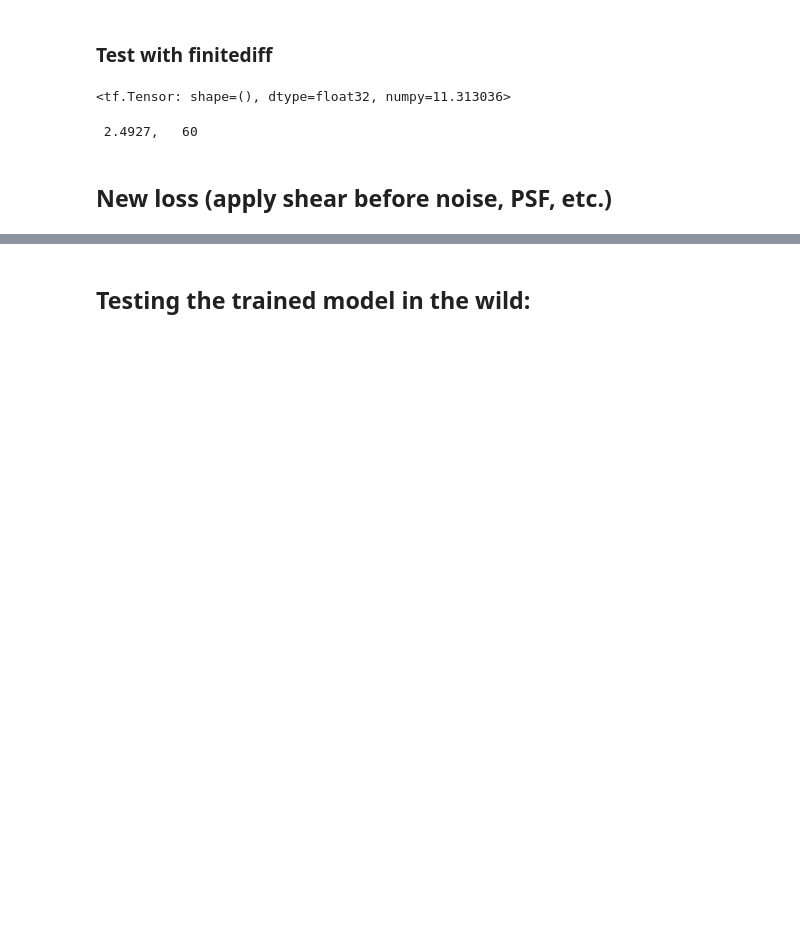
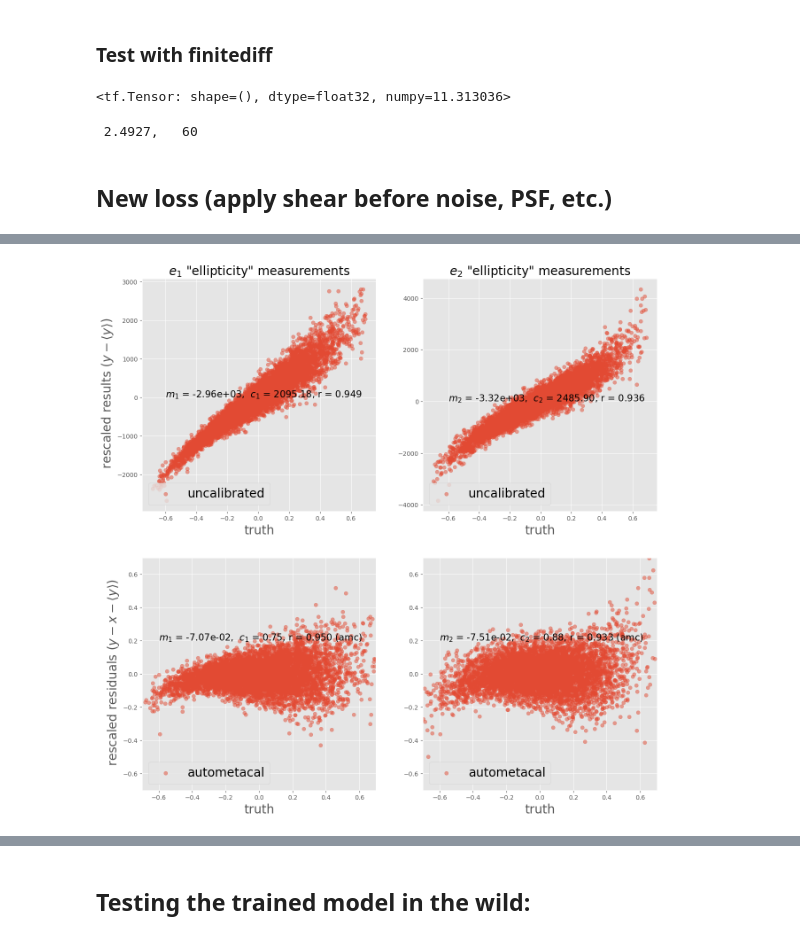
Before and after one commit to CosmoStat/LearnR, a Jupyter notebook: notebooks/RLoss_testing.ipynb, the cells around one changed output, grey strips where cells are left out. Drawn from its saved outputs; the diff is of its cells as text; code cells hidden in the pictures; blank space fills up the shorter version.

Commit message:
setting up functions, doing tests

```diff
--- a/notebooks/RLoss_testing.ipynb
+++ b/notebooks/RLoss_testing.ipynb
@@ -258,5 +56,20 @@ model = Ribli19(51,n_channels=1)
+# %%
+loss = learnr.loss_fd(obs_batch,psf_batch,reconv_psf,model,shear_range=.1)
 # %%
-step(onebatch)
+@tf.function
+def step(batch,loss):
+
+
+  with tf.GradientTape() as tape:
+    tape.watch(newmodel.trainable_variables)
+
+    lost = loss(batch,newmodel)
+
+  grads = tape.gradient(lost, newmodel.trainable_variables)
+  opt.apply_gradients(zip(grads, newmodel.trainable_variables))
+  return lost
+
+opt = ko.Adam(learning_rate=1e-4)
 # %% [output]
 <tf.Tensor: shape=(), dtype=float32, numpy=11.313036>
 # %%
@@ -584,7 +397,7 @@ def lossnewmodel(batch,model):
                                       step=0.01,
                                       method=model)[1]
 
-  lost = tf.norm(R - tf.eye(2),ord=2)
+  lost = tf.norm(R - tf.eye(2))
   return lost, tf.reduce_mean(R,axis=0)
 # %%
 @tf.function
@@ -651,9 +493,9 @@ np.save("R_autonewmodel.npy",R_auto.numpy())
 # %%
 calibre_f=mean(tf.linalg.inv(R_auto[:]),axis=0) @ tf.reshape(e_auto,[-1,2,1])
 # %%
-figure(figsize=(20,10))
+figure(figsize=(15,15))
 style.use('ggplot')
-subplot(121)
+
 
 x1 = garray[:,0]
 x2 = garray[:,1]
@@ -665,48 +507,65 @@ y2 = e_auto[:,1]
 y2corr = calibre_f[:,1,0]
 
 #linear fit
 poly_g1 = np.polyfit(x1,y1,1)
 poly_g2 = np.polyfit(x2,y2,1)
 
 
 poly_g1corr = np.polyfit(x1,y1corr,1)
 poly_g2corr = np.polyfit(x2,y2corr,1)
 
 
 #correlation coefficient
 corr_g1 = pearsonr(x1,y1)
 corr_g2 = pearsonr(x2,y2)
 
 
 corr_g1corr = pearsonr(x1,y1corr)
 corr_g2corr = pearsonr(x2,y2corr)
 
 
-scatter(x1,y1-mean(y1),alpha=.7,label="uncalibrated")
-scatter(x1,y1corr-mean(y1corr),alpha=.7,label="autometacal")
-text(-.6,0.4, "$m_1$ = {:.2e},  $c_1$ = {:.2f}, r = {:.3f} (uncorrected)".format(1-poly_g1[0],poly_g1[1],corr_g1[0]),fontsize=15)
-text(-.6,0.2, "$m_1$ = {:.2e},  $c_1$ = {:.2f}, r = {:.3f} (amc)".format(1-poly_g1corr[0],poly_g1corr[1],corr_g1corr[0]),fontsize=15)
+subplot(221)
+scatter(x1,y1-mean(y1),alpha=.5,label="uncalibrated")
+text(-.6,0.4, "$m_1$ = {:.2e},  $c_1$ = {:.2f}, r = {:.3f}".format(1-poly_g1[0],poly_g1[1],corr_g1[0]),fontsize=15)
 
-title("$e_1$ ellipticity measurements", fontsize=20)
+title("$e_1$ \"ellipticity\" measurements", fontsize=20)
 xlabel("truth",fontsize=20)
 ylabel(" rescaled results ($y - \\langle y \\rangle $)",fontsize=20)
 legend(fontsize=20,loc=3)
-#xlim(-0.7,0.7)
-#ylim(-0.7,0.7)
 
-subplot(122)
 
-scatter(x2,y2-mean(y2),alpha=.7,label="uncalibrated")
-scatter(x2,y2corr-mean(y2corr),alpha=.7,label="autometacal")
-text(-.6,0.4 , "$m_2$ = {:.2e},  $c_2$ = {:.2f}, r = {:.3f} (uncorrected) ".format(1-poly_g2[0],poly_g2[1],corr_g2[0]),fontsize=15)
+subplot(223)
+scatter(x1,y1corr-x1-mean(y1corr),alpha=.5,label="autometacal")
+text(-.6,0.2, "$m_1$ = {:.2e},  $c_1$ = {:.2f}, r = {:.3f} (amc)".format(1-poly_g1corr[0],poly_g1corr[1],corr_g1corr[0]),fontsize=15)
+
+
+xlabel("truth",fontsize=20)
+ylabel(" rescaled residuals ($y - x - \\langle y \\rangle $)",fontsize=20)
+legend(fontsize=20,loc=3)
+xlim(-0.7,0.7)
+ylim(-0.7,0.7)
+
+subplot(222)
+
+scatter(x2,y2-mean(y2),alpha=.5,label="uncalibrated")
+text(-.6,0.4 , "$m_2$ = {:.2e},  $c_2$ = {:.2f}, r = {:.3f}".format(1-poly_g2[0],poly_g2[1],corr_g2[0]),fontsize=15)
+
+title("$e_2$ \"ellipticity\" measurements", fontsize=20)
+xlabel("truth",fontsize=20)
+legend(fontsize=20,loc=3)
+
+
+subplot(224)
+scatter(x2,y2corr-x2-mean(y2corr),alpha=.5,label="autometacal")
 text(-.6,0.2 , "$m_2$ = {:.2e},  $c_2$ = {:.2f}, r = {:.3f} (amc)".format(1-poly_g2corr[0],poly_g2corr[1],corr_g2corr[0]),fontsize=15)
 
-title("$e_2$ ellipticity measurements", fontsize=20)
+xlim(-0.7,0.7)
+ylim(-0.7,0.7)
 xlabel("truth",fontsize=20)
 legend(fontsize=20,loc=3)
-#xlim(-0.7,0.7)
-#ylim(-0.7,0.7)
-savefig(f"prednewmodel{time.time()}.pdf",bbox_inches="tight")
+savefig(f"prednewmodel{time.time()}.png",bbox_inches="tight")
+# %% [output]
+[figure, added]
 # %%
 style.use('ggplot')
 figure(figsize=(20,8))
```
Also changed, not shown: parts of 25 cells of this notebook, 3 other files.
